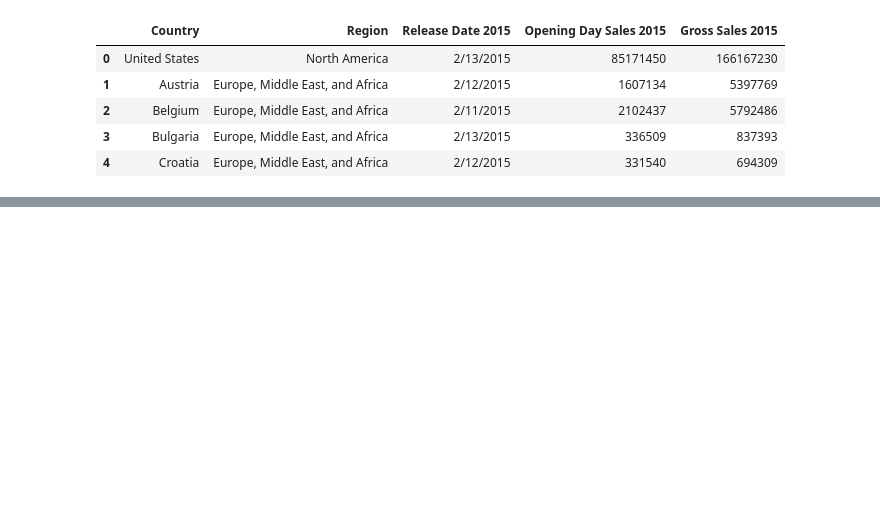
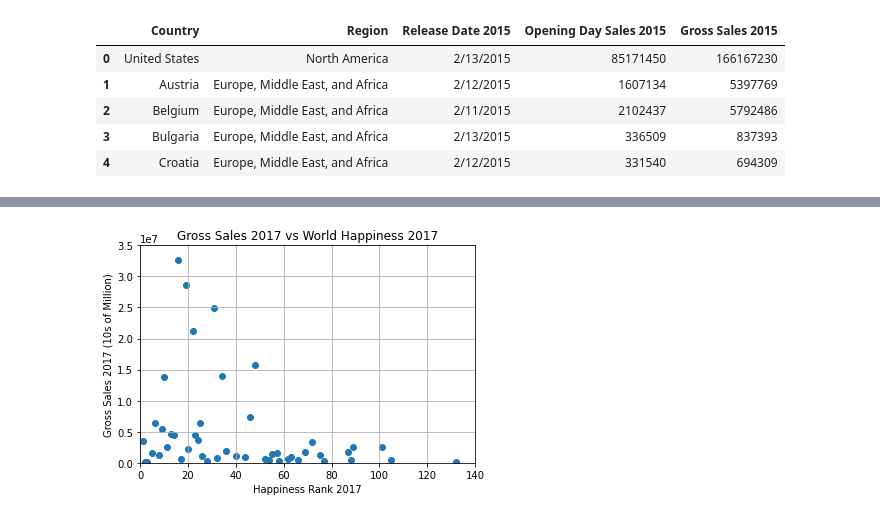
Before and after one commit to jaysueno/Group_Good_Guys, a Jupyter notebook: shades.ipynb, the cells around one changed output, grey strips where cells are left out. Drawn from its saved outputs; the diff is of its cells as text; code cells hidden in the pictures; blank space fills up the shorter version.

```diff
--- a/shades.ipynb
+++ b/shades.ipynb
@@ -159,0 +155,15 @@ plt.ylim(0, 55000000)
+# %%
+# Create a ScatterPlot comparings Gross Sales of 50 Shades Darker in 2017 vs World Happiness Rank 2017 by country
+
+x = merged17_df['2017_rank']
+y = merged17_df['Gross Sales 2017']
+plt.scatter(x, y)
+plt.title('Gross Sales 2017 vs World Happiness 2017')
+plt.xlabel('Happiness Rank 2017')
+plt.ylabel('Gross Sales 2017 (10s of Million)')
+plt.xlim(0, 140)
+plt.ylim(0, 35000000)
+plt.grid()
+plt.savefig('Charts/2017GrossSalesVSHappiness.png')
+# %% [output]
+[figure, added]
```
Also changed, not shown: parts of 21 cells of this notebook.
